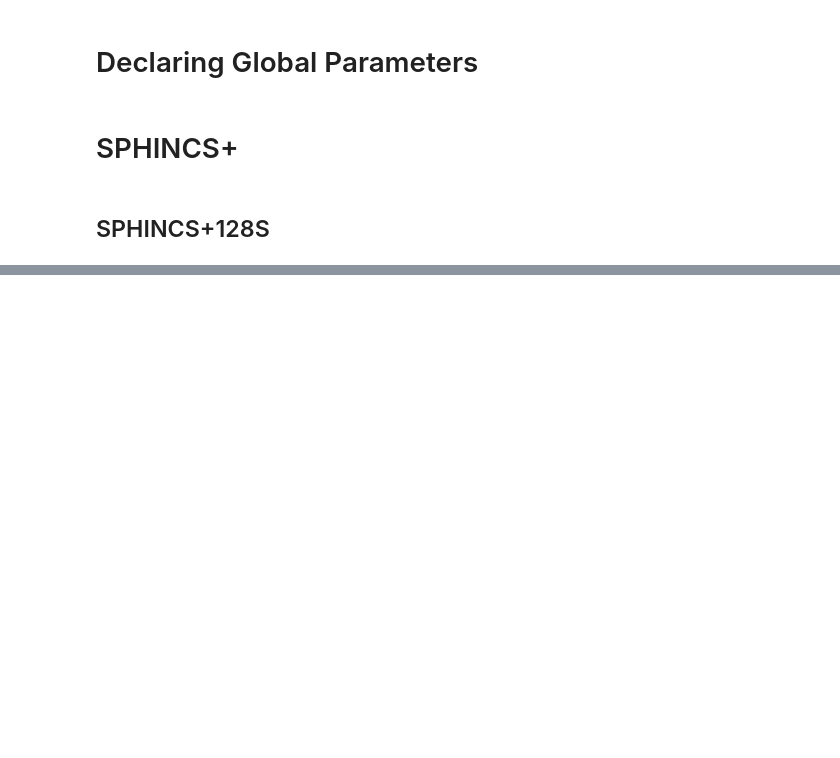
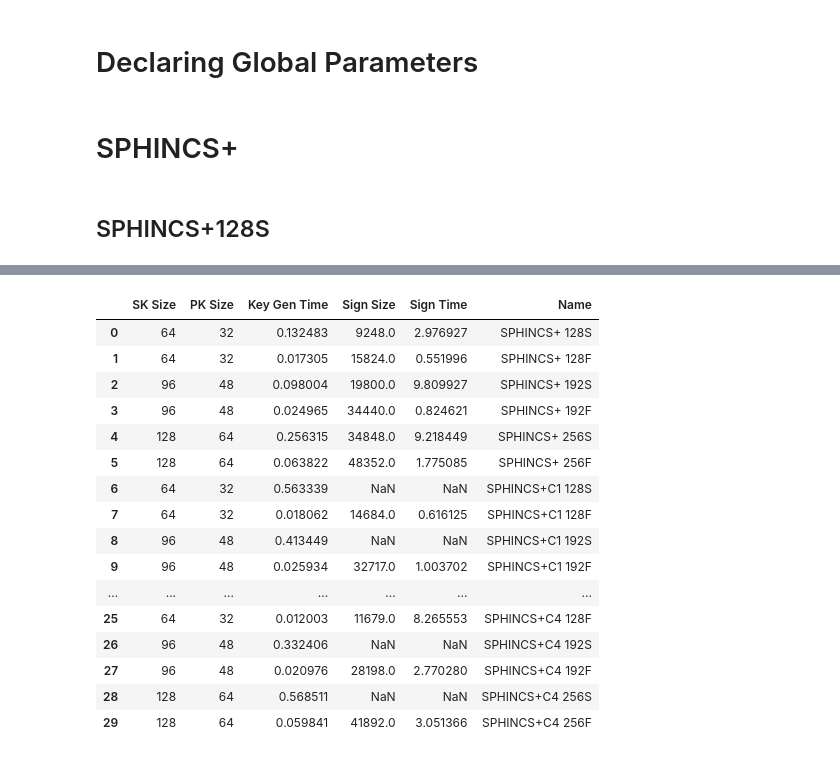
Before and after one commit to AkashSCIENTIST/sphincs-compressed, a Jupyter notebook: Comparisons - SPHINCS+C.ipynb, the cells around one changed output, grey strips where cells are left out. Drawn from its saved outputs; the diff is of its cells as text; code cells hidden in the pictures; blank space fills up the shorter version.

Commit message:
parameters updated

```diff
--- a/Comparisons - SPHINCS+C.ipynb
+++ b/Comparisons - SPHINCS+C.ipynb
@@ -16,7 +16,7 @@ parameters = {
         "d":11,
         "k":9,
         "w":128,
-        "a":a
+        "a":13
     },
     "128F" : {
         "n":16,
@@ -24,7 +24,7 @@ parameters = {
         "d":21,
         "k":19,
         "w":16,
-        "a":a
+        "a":9
     },
     "192S" : {
         "n":24,
@@ -32,7 +32,7 @@ parameters = {
         "d":11,
         "k":13,
         "w":128,
-        "a":a
+        "a":15
     },
     "192F" : {
         "n":24,
@@ -40,7 +40,7 @@ parameters = {
         "d":21,
         "k":30,
         "w":16,
-        "a":a
+        "a":9
     },
     "256S" : {
         "n":32,
@@ -48,7 +48,7 @@ parameters = {
         "d":11,
         "k":19,
         "w":64,
-        "a":a
+        "a":14
     },
     "256F" : {
         "n":32,
@@ -56,7 +56,7 @@ parameters = {
         "d":16,
         "k":34,
         "w":16,
-        "a":a
+        "a":10
     },
 }
 
@@ -163,23 +175,17 @@ parameter_names = list(parameters.keys())
 for cf, name in enumerate(models):
     print(cf)
     if cf == 0:
-        continue
         for param_set in parameter_names:
             print(name + ' ' + param_set)
             param = parameters[param_set]
-            d = SphincsUtil(**param)
+            d = SphincsUtil(**param, name = name + ' ' + param_set)
             d["Name"] = name + ' ' + param_set
             val_arr.append(d)
             print("-"*50, "\n")
     else:
         for param_set in parameter_names:
-            try:
-                print(name + ' ' + param_set)
-                param = parameters[param_set]
-                d = SphincsCUtil(**param, cf=cf)
-                d["Name"] = name + ' ' + param_set
-                val_arr.append(d)
-                print("-"*50, "\n")
-            except:
-                print(name + ' ' + param_set + " Failed")
-                print("-"*50, "\n")
+            print(name + ' ' + param_set)
+            param = parameters[param_set]
+            d = SphincsCUtil(**param, cf=cf, name = name + ' ' + param_set)
+            d["Name"] = name + ' ' + param_set
+            val_arr.append(d)
@@ -190,4 +214,22 @@ df = pd.DataFrame(val_arr)
 # %%
-df.head()
+df.head(len(val_arr))
+# %% [output]
+|  | SK Size | PK Size | Key Gen Time | Sign Size | Sign Time | Name |
+| 0 | 64 | 32 | 0.132483 | 9248.0 | 2.976927 | SPHINCS+ 128S |
+| 1 | 64 | 32 | 0.017305 | 15824.0 | 0.551996 | SPHINCS+ 128F |
+| 2 | 96 | 48 | 0.098004 | 19800.0 | 9.809927 | SPHINCS+ 192S |
+| 3 | 96 | 48 | 0.024965 | 34440.0 | 0.824621 | SPHINCS+ 192F |
+| 4 | 128 | 64 | 0.256315 | 34848.0 | 9.218449 | SPHINCS+ 256S |
+| 5 | 128 | 64 | 0.063822 | 48352.0 | 1.775085 | SPHINCS+ 256F |
+| 6 | 64 | 32 | 0.563339 | NaN | NaN | SPHINCS+C1 128S |
+| 7 | 64 | 32 | 0.018062 | 14684.0 | 0.616125 | SPHINCS+C1 128F |
+| 8 | 96 | 48 | 0.413449 | NaN | NaN | SPHINCS+C1 192S |
+| 9 | 96 | 48 | 0.025934 | 32717.0 | 1.003702 | SPHINCS+C1 192F |
+| ... | ... | ... | ... | ... | ... | ... |
+| 25 | 64 | 32 | 0.012003 | 11679.0 | 8.265553 | SPHINCS+C4 128F |
+| 26 | 96 | 48 | 0.332406 | NaN | NaN | SPHINCS+C4 192S |
+| 27 | 96 | 48 | 0.020976 | 28198.0 | 2.770280 | SPHINCS+C4 192F |
+| 28 | 128 | 64 | 0.568511 | NaN | NaN | SPHINCS+C4 256S |
+| 29 | 128 | 64 | 0.059841 | 41892.0 | 3.051366 | SPHINCS+C4 256F |
 # %%
 df.plot(x="Name", y=["SK Size","PK Size"], kind="bar")
```
Also changed, not shown: parts of 10 cells of this notebook, 2 other files.
